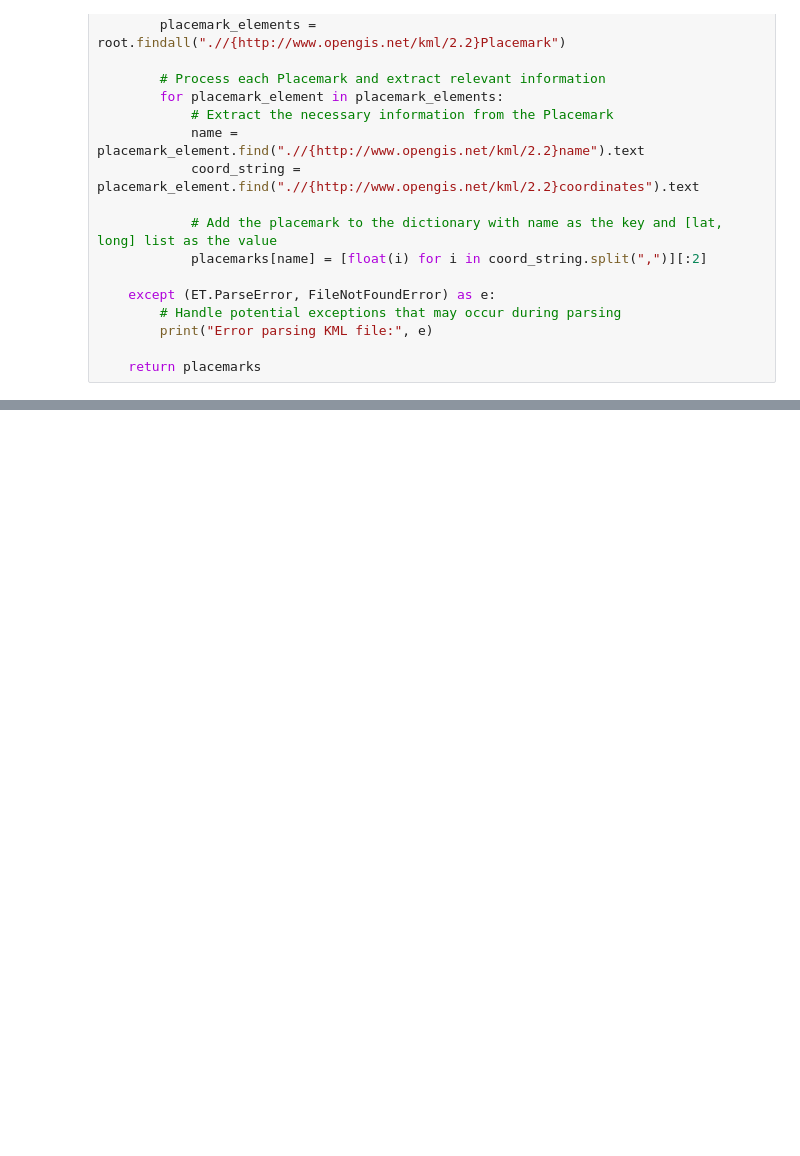
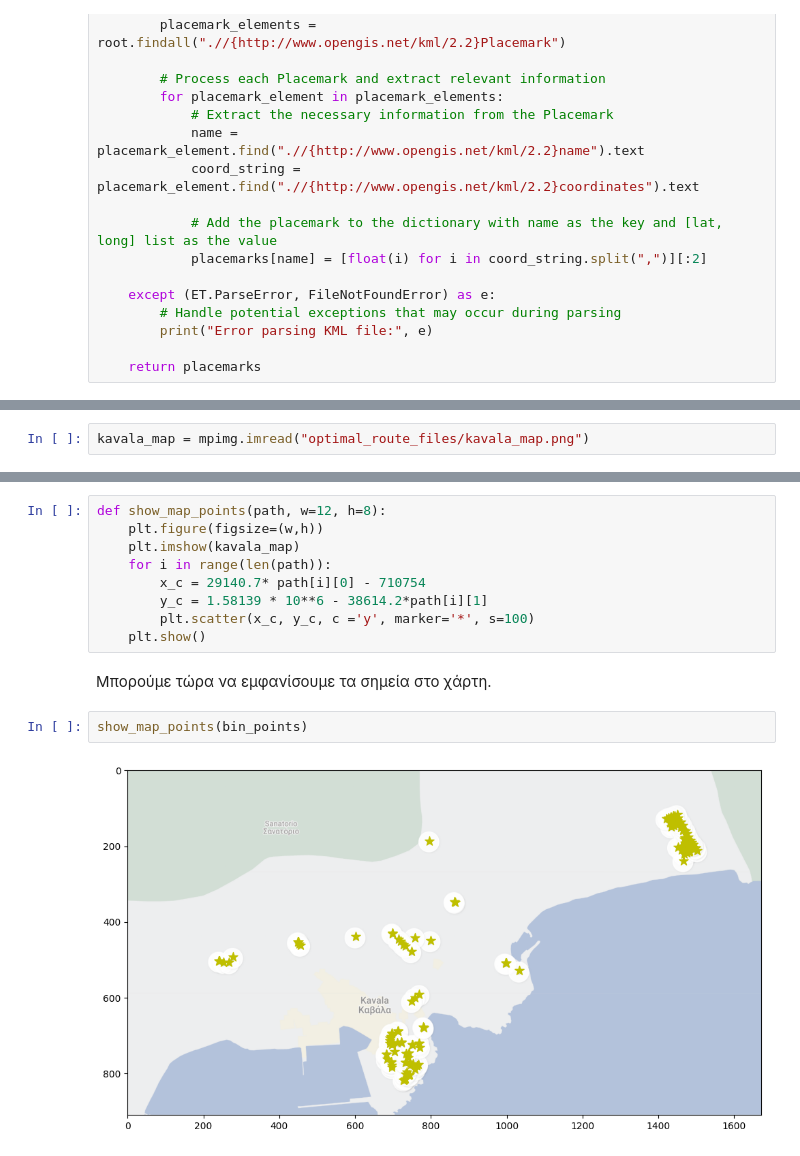
Before and after one commit to kostas2370/OptimalRoute, a Jupyter notebook: optimal_route.ipynb, the cells around one changed output, grey strips where cells are left out. Cells and saved outputs as stored; diff of their text form; blank space fills up the shorter version.

```diff
--- a/optimal_route.ipynb
+++ b/optimal_route.ipynb
@@ -321,0 +69,2 @@ print(sorted_point_names)
+# %%
+kavala_map = mpimg.imread("optimal_route_files/kavala_map.png")
@@ -321,0 +84,15 @@ print(sorted_point_names)
+# %%
+def show_map_points(path, w=12, h=8):
+    plt.figure(figsize=(w,h))
+    plt.imshow(kavala_map)
+    for i in range(len(path)):
+        x_c = 29140.7* path[i][0] - 710754
+        y_c = 1.58139 * 10**6 - 38614.2*path[i][1]
+        plt.scatter(x_c, y_c, c ='y', marker='*', s=100)
+    plt.show()
+# %% [markdown]
+Μπορούμε τώρα να εμφανίσουμε τα σημεία στο χάρτη.
+# %%
+show_map_points(bin_points)
+# %% [output]
+[figure, added]
```
Also changed, not shown: parts of 69 cells of this notebook, 15 other files.
